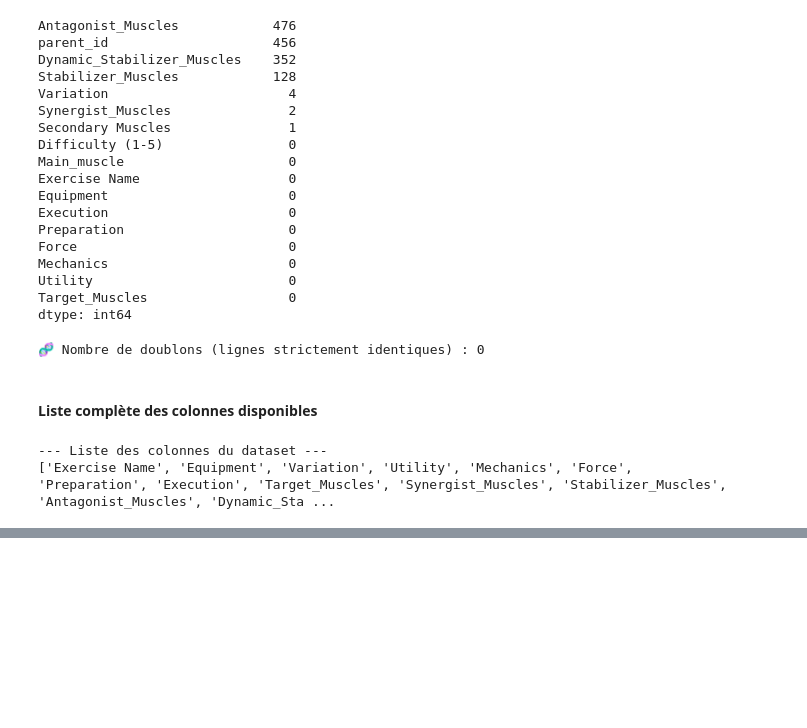
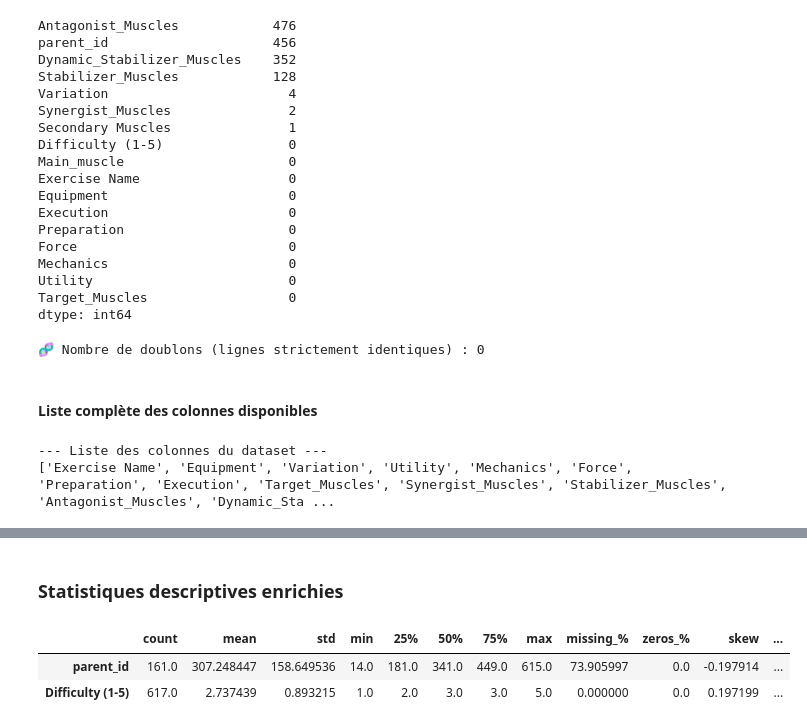
Before and after one commit to happy-developer/train.me, a Jupyter notebook: src/notebooks/eda/gym_exercises_dataset/eda_gym_exercises_dataset.ipynb, the cells around one changed output, grey strips where cells are left out. Cells and saved outputs as stored; diff of their text form; code cells hidden in the pictures; blank space fills up the shorter version.

```diff
--- a/src/notebooks/eda/gym_exercises_dataset/eda_gym_exercises_dataset.ipynb
+++ b/src/notebooks/eda/gym_exercises_dataset/eda_gym_exercises_dataset.ipynb
@@ -226,0 +324,17 @@ print(df.columns.tolist())
+# %% [markdown]
+### Statistiques descriptives enrichies
+# %%
+if num_cols:
+    desc = df[num_cols].describe().T
+    desc["missing_%"] = df[num_cols].isna().mean() * 100
+    desc["zeros_%"] = (df[num_cols] == 0).mean() * 100
+    desc["skew"] = df[num_cols].skew()
+    desc["kurt"] = df[num_cols].kurt()
+
+    display(desc.sort_values("std", ascending=False))
+else:
+    print("ℹ️ Aucune variable numérique disponible pour des statistiques enrichies.")
+# %% [output]
+|  | count | mean | std | min | 25% | 50% | 75% | max | missing_% | zeros_% | skew | ... |
+| parent_id | 161.0 | 307.248447 | 158.649536 | 14.0 | 181.0 | 341.0 | 449.0 | 615.0 | 73.905997 | 0.0 | -0.197914 | ... |
+| Difficulty (1-5) | 617.0 | 2.737439 | 0.893215 | 1.0 | 2.0 | 3.0 | 3.0 | 5.0 | 0.000000 | 0.0 | 0.197199 | ... |
```
Also changed, not shown: parts of 12 cells of this notebook, 1 other file.
